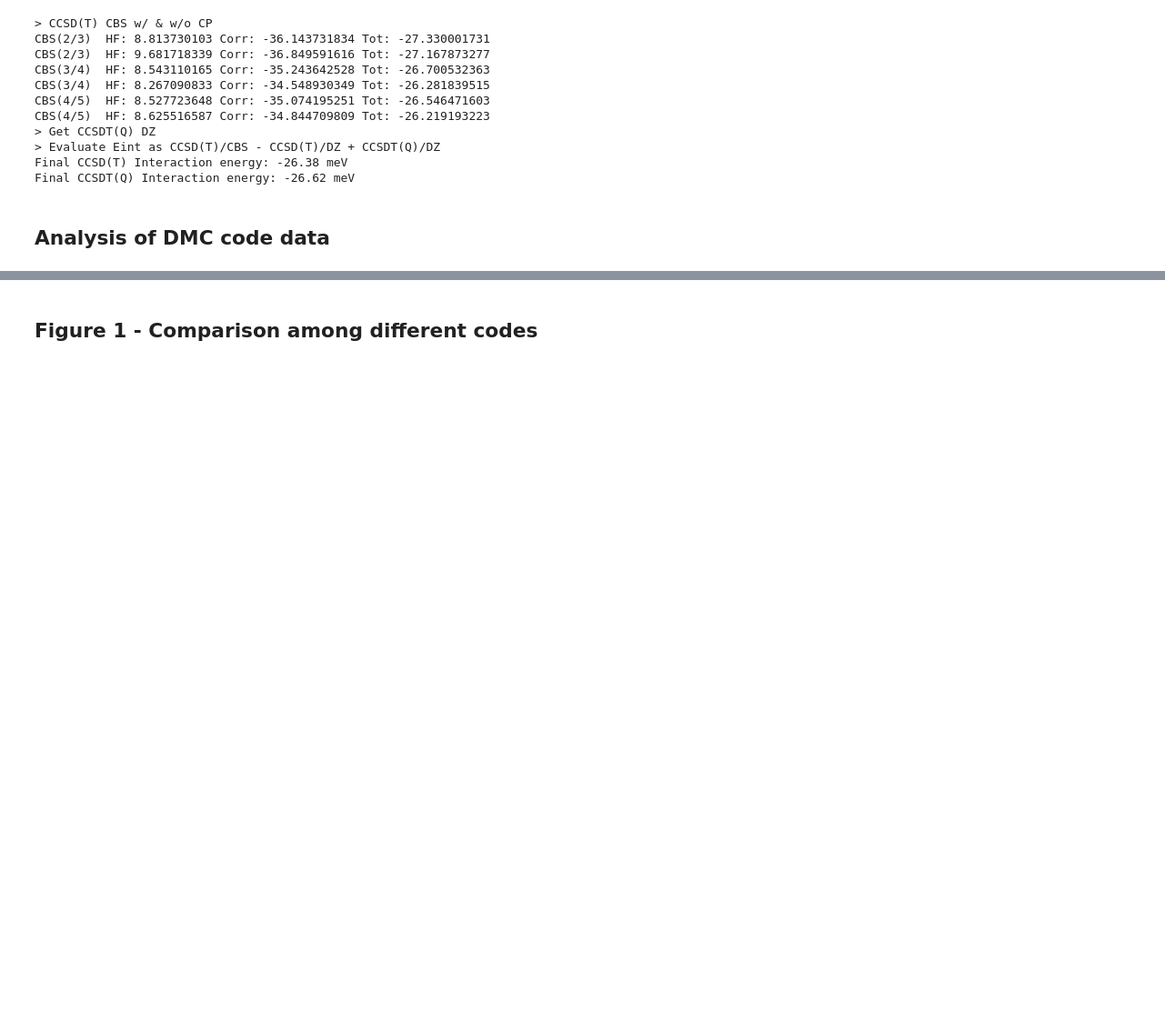
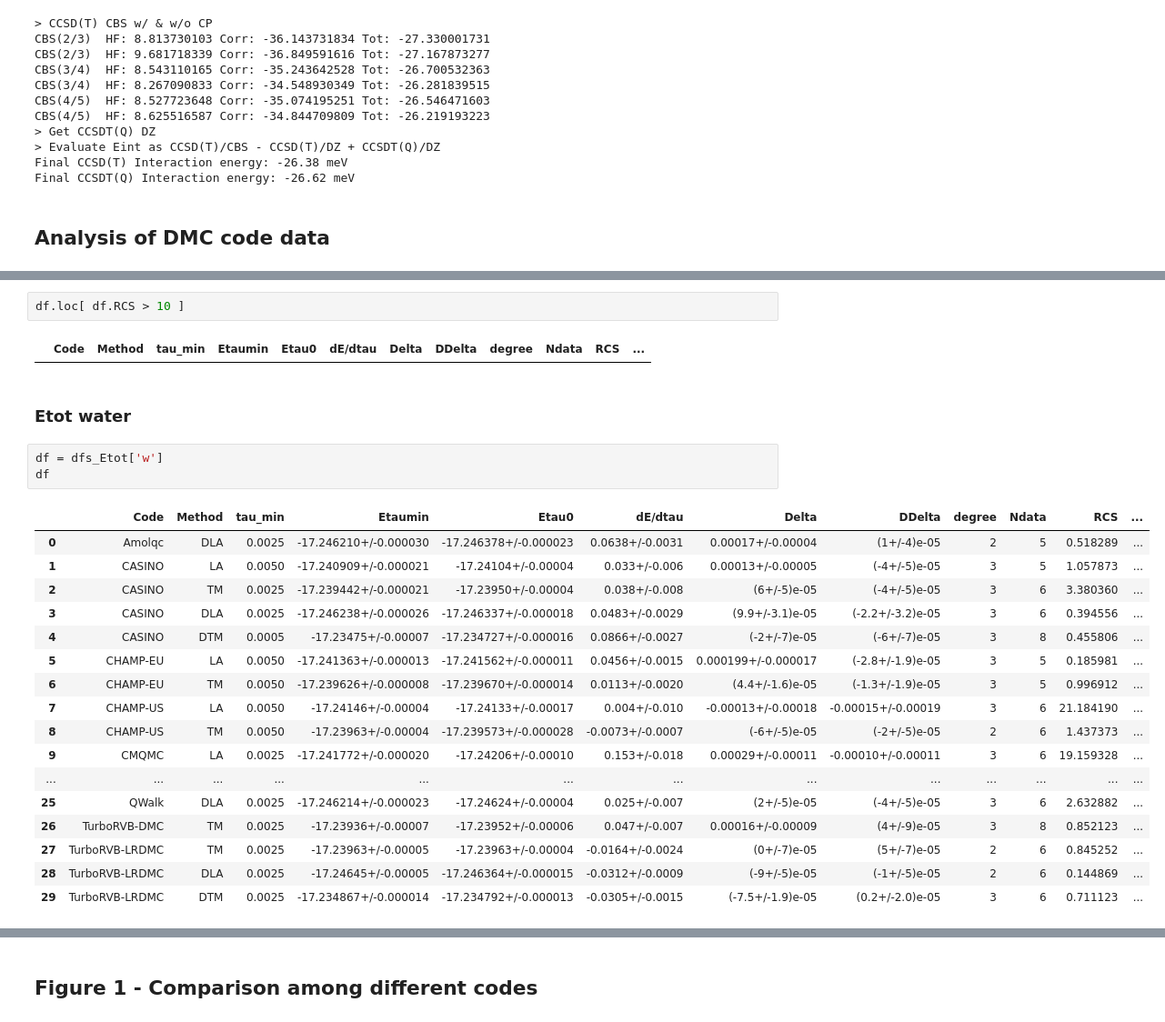
Before and after one commit to zenandrea/DMC-reproducibility, a Jupyter notebook: analysis.ipynb, the cells around one changed output, grey strips where cells are left out. Shown at 91% size. Drawn from its saved outputs; the diff is of its cells as text; blank space fills up the shorter version.

```diff
--- a/analysis.ipynb
+++ b/analysis.ipynb
@@ -559,0 +687,27 @@ Index(['Code', 'Method', 'tau_min', 'Ebtaumin', 'Ebtau0', 'Delta', 'degree',
+# %%
+df.loc[ df.RCS > 10 ]
+# %% [output]
+|  | Code | Method | tau_min | Etaumin | Etau0 | dE/dtau | Delta | DDelta | degree | Ndata | RCS | ... |
+# %% [markdown]
+### Etot water
+# %%
+df = dfs_Etot['w']
+df
+# %% [output]
+|  | Code | Method | tau_min | Etaumin | Etau0 | dE/dtau | Delta | DDelta | degree | Ndata | RCS | ... |
+| 0 | Amolqc | DLA | 0.0025 | -17.246210+/-0.000030 | -17.246378+/-0.000023 | 0.0638+/-0.0031 | 0.00017+/-0.00004 | (1+/-4)e-05 | 2 | 5 | 0.518289 | ... |
+| 1 | CASINO | LA | 0.0050 | -17.240909+/-0.000021 | -17.24104+/-0.00004 | 0.033+/-0.006 | 0.00013+/-0.00005 | (-4+/-5)e-05 | 3 | 5 | 1.057873 | ... |
+| 2 | CASINO | TM | 0.0025 | -17.239442+/-0.000021 | -17.23950+/-0.00004 | 0.038+/-0.008 | (6+/-5)e-05 | (-4+/-5)e-05 | 3 | 6 | 3.380360 | ... |
+| 3 | CASINO | DLA | 0.0025 | -17.246238+/-0.000026 | -17.246337+/-0.000018 | 0.0483+/-0.0029 | (9.9+/-3.1)e-05 | (-2.2+/-3.2)e-05 | 3 | 6 | 0.394556 | ... |
+| 4 | CASINO | DTM | 0.0005 | -17.23475+/-0.00007 | -17.234727+/-0.000016 | 0.0866+/-0.0027 | (-2+/-7)e-05 | (-6+/-7)e-05 | 3 | 8 | 0.455806 | ... |
+| 5 | CHAMP-EU | LA | 0.0050 | -17.241363+/-0.000013 | -17.241562+/-0.000011 | 0.0456+/-0.0015 | 0.000199+/-0.000017 | (-2.8+/-1.9)e-05 | 3 | 5 | 0.185981 | ... |
+| 6 | CHAMP-EU | TM | 0.0050 | -17.239626+/-0.000008 | -17.239670+/-0.000014 | 0.0113+/-0.0020 | (4.4+/-1.6)e-05 | (-1.3+/-1.9)e-05 | 3 | 5 | 0.996912 | ... |
+| 7 | CHAMP-US | LA | 0.0050 | -17.24146+/-0.00004 | -17.24133+/-0.00017 | 0.004+/-0.010 | -0.00013+/-0.00018 | -0.00015+/-0.00019 | 3 | 6 | 21.184190 | ... |
+| 8 | CHAMP-US | TM | 0.0050 | -17.23963+/-0.00004 | -17.239573+/-0.000028 | -0.0073+/-0.0007 | (-6+/-5)e-05 | (-2+/-5)e-05 | 2 | 6 | 1.437373 | ... |
+| 9 | CMQMC | LA | 0.0025 | -17.241772+/-0.000020 | -17.24206+/-0.00010 | 0.153+/-0.018 | 0.00029+/-0.00011 | -0.00010+/-0.00011 | 3 | 6 | 19.159328 | ... |
+| ... | ... | ... | ... | ... | ... | ... | ... | ... | ... | ... | ... | ... |
+| 25 | QWalk | DLA | 0.0025 | -17.246214+/-0.000023 | -17.24624+/-0.00004 | 0.025+/-0.007 | (2+/-5)e-05 | (-4+/-5)e-05 | 3 | 6 | 2.632882 | ... |
+| 26 | TurboRVB-DMC | TM | 0.0025 | -17.23936+/-0.00007 | -17.23952+/-0.00006 | 0.047+/-0.007 | 0.00016+/-0.00009 | (4+/-9)e-05 | 3 | 8 | 0.852123 | ... |
+| 27 | TurboRVB-LRDMC | TM | 0.0025 | -17.23963+/-0.00005 | -17.23963+/-0.00004 | -0.0164+/-0.0024 | (0+/-7)e-05 | (5+/-7)e-05 | 2 | 6 | 0.845252 | ... |
+| 28 | TurboRVB-LRDMC | DLA | 0.0025 | -17.24645+/-0.00005 | -17.246364+/-0.000015 | -0.0312+/-0.0009 | (-9+/-5)e-05 | (-1+/-5)e-05 | 2 | 6 | 0.144869 | ... |
+| 29 | TurboRVB-LRDMC | DTM | 0.0025 | -17.234867+/-0.000014 | -17.234792+/-0.000013 | -0.0305+/-0.0015 | (-7.5+/-1.9)e-05 | (0.2+/-2.0)e-05 | 3 | 6 | 0.711123 | ... |
```
Also changed, not shown: parts of 35 cells of this notebook, 32 other files.
